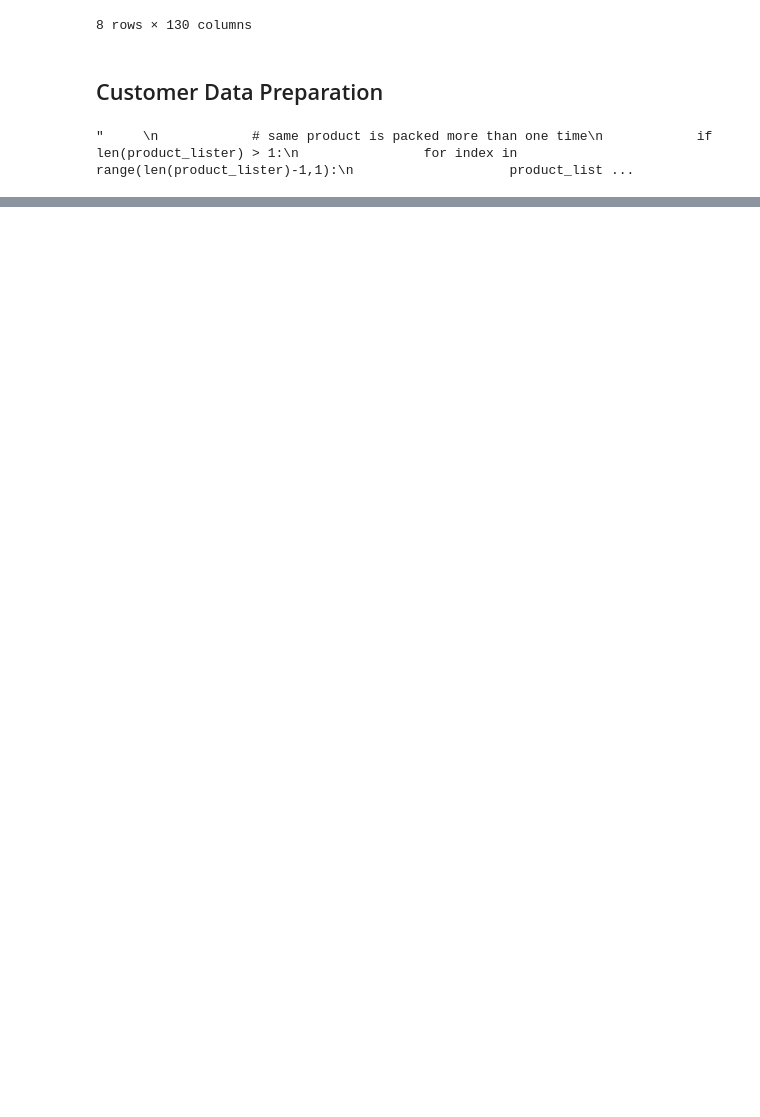
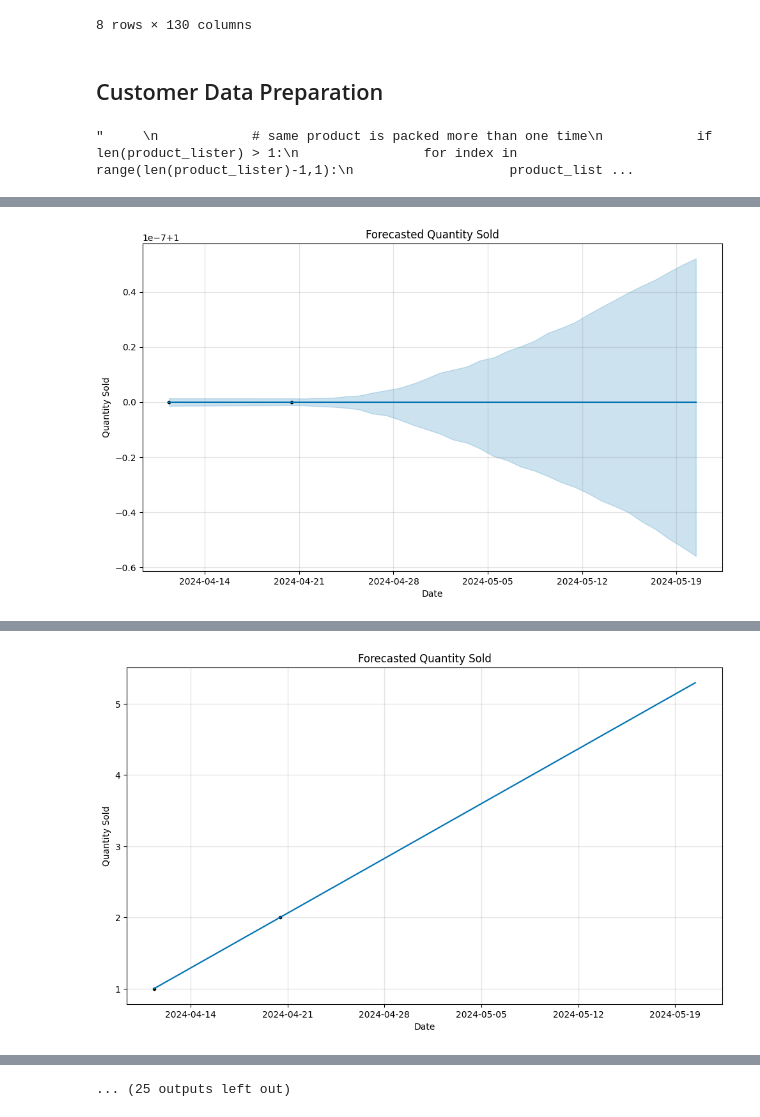
Before and after one commit to kushal-medkart/bookish-octo-fiesta, a Jupyter notebook: DataAnalysis.ipynb, the cells around one changed output, grey strips where cells are left out. Drawn from its saved outputs; the diff is of its cells as text; code cells hidden in the pictures; blank space fills up the shorter version.

Commit message:
prophet model

```diff
--- a/DataAnalysis.ipynb
+++ b/DataAnalysis.ipynb
@@ -107,10 +111,3 @@ for group_name, group_data in salesdetail_montly.groupby(['RegionName', 'StoreNa
         CustomerProductPurchase[group_customer[0]] = pd.concat(customers_data, axis=1, ignore_index=True).transpose()
 # %% [output]
 "     \n            # same product is packed more than one time\n            if len(product_lister) > 1:\n                for index in range(len(product_lister)-1,1):\n                    product_list ...
-# %%
-num = 10
-for customer_code in CustomerProductPurchase:
-    display(CustomerProductPurchase[customer_code])
-    if num == 0:
-        break
-    num -= 1
@@ -186,0 +114,36 @@ for customer_code in CustomerProductPurchase:
+# %%
+pd.set_option('display.max_rows', 50)
+pd.set_option('display.max_columns', 50)
+
+
+
+for customer_code in CustomerProductPurchase:
+    for product_code, product_purchase in CustomerProductPurchase[customer_code].groupby('ProductCode'):
+        if len(product_purchase) < 2:
+            continue
+
+        product_purchase['bill_datetime'] = pd.to_datetime(product_purchase['BillDate'] + " " + product_purchase['BillTime'], format='%d/%m/%Y %H:%M%p')
+
+        # getting ready for model
+        product_purchase.rename(columns={'bill_datetime': 'ds', 'Quantity': 'y'}, inplace=True)
+
+        # Create a Prophet model
+        model = Prophet()
+
+        # Fit the model to your data
+        model.fit(product_purchase)
+
+        # Generate future dates for forecasting
+        future_dates = model.make_future_dataframe(periods=30)  # Adjust 'periods' as needed
+
+        # Make forecasts for the future dates
+        forecast = model.predict(future_dates)
+
+        # Plot the forecasted values
+        fig = model.plot(forecast)
+        plt.xlabel('Date')
+        plt.ylabel('Quantity Sold')
+        plt.title('Forecasted Quantity Sold')
+        plt.show()
+# %% [output]
+[figure, added]
@@ -186,0 +152 @@ for customer_code in CustomerProductPurchase:
+[figure, added]
@@ -187,3 +166,4 @@ for customer_code in CustomerProductPurchase:
+... (25 outputs left out)
 # %%
 num = 210
 for customer_code in CustomerProductPurchase:
```
Also changed, not shown: parts of 3 cells of this notebook.
